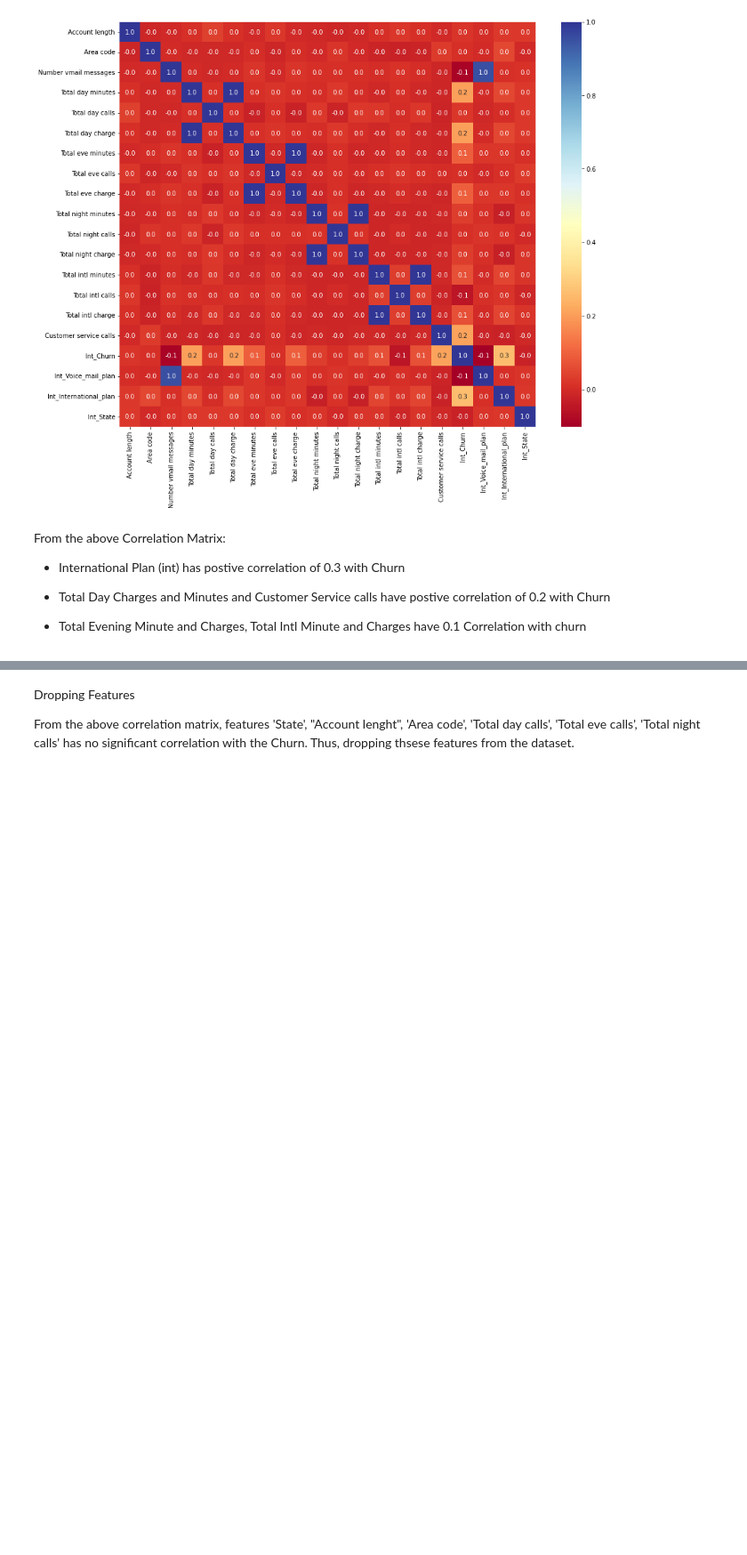
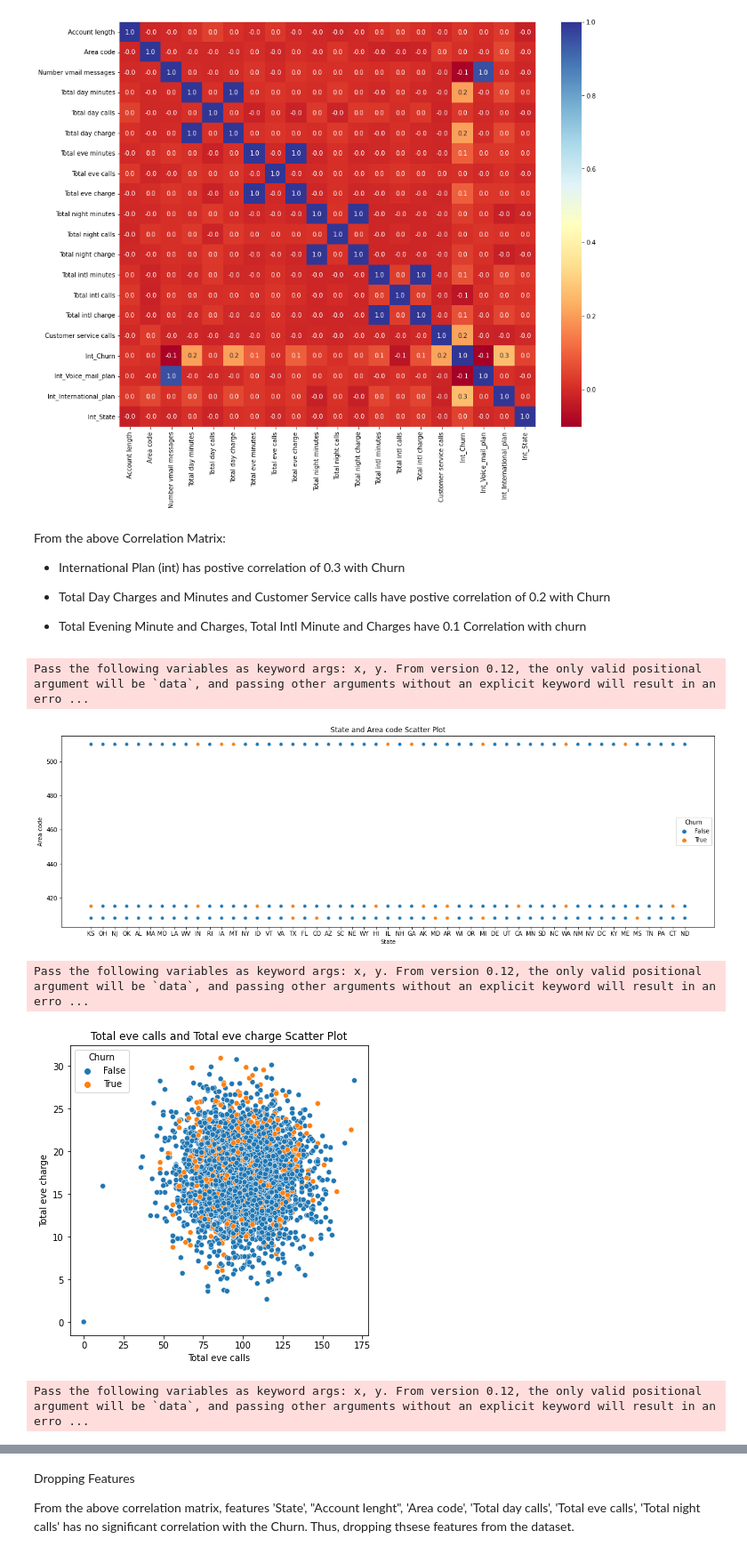
Before and after one commit to Damonaak/EDA_project, a Jupyter notebook: Khushal_copy_of_EDA_Project.ipynb, the cells around one changed output, grey strips where cells are left out. Shown at 89% size. Saved outputs shown, nothing was run; the diff lists cells and outputs as text; code cells hidden in the pictures; blank space fills up the shorter version.

```diff
--- a/Khushal_copy_of_EDA_Project.ipynb
+++ b/Khushal_copy_of_EDA_Project.ipynb
@@ -310,3 +315,27 @@ From the above Correlation Matrix:
 * Total Day Charges and Minutes and Customer Service calls have postive correlation of 0.2 with Churn
 
 * Total Evening Minute and Charges, Total Intl Minute and Charges have 0.1 Correlation with churn
+# %%
+def df_scattr(x_coordinate,y_coordinate,dataframe,title_of_x_coordinate,title_of_y_coordinate,hue, size_x,size_y):
+    '''
+    This function takes x and y coordinate as an input to Seaborn scatter plot.
+    dataframe - pandas working DataFrame
+    title_of_x_coordinate - title of x coordinate
+    title_of_y_coordinate - title of y coordinate
+    hue - in the sns catterplot you can comapare the x and y with respect to boolean 1-0 or true or false.
+    size_x,size_y - X and y coordinate plot size
+    '''
+    plt.figure(figsize=(size_x,size_y))
+    sns.scatterplot(x_coordinate,y_coordinate, data=dataframe,hue=hue).set(title=f'{title_of_x_coordinate} and {title_of_y_coordinate} Scatter Plot')
+    plt.show()
+# %%
+#plots of State, Area code, Total day/eve/night calls with respect to churn using df_scattr function
+df_scattr(df['State'],df['Area code'],df, 'State', 'Area code' , 'Churn', 20,6)
+df_scattr(df['Total eve calls'], df['Total eve charge'], df, 'Total eve calls', 'Total eve charge' , 'Churn', 6,6)
+df_scattr(df['Total night calls'], df['Total night charge'], df, 'Total night calls', 'Total night charge' , 'Churn', 6,6)
+# %% [output]
+Pass the following variables as keyword args: x, y. From version 0.12, the only valid positional argument will be `data`, and passing other arguments without an explicit keyword will result in an erro ...
+[figure, added]
+Pass the following variables as keyword args: x, y. From version 0.12, the only valid positional argument will be `data`, and passing other arguments without an explicit keyword will result in an erro ...
+[figure, added]
+Pass the following variables as keyword args: x, y. From version 0.12, the only valid positional argument will be `data`, and passing other arguments without an explicit keyword will result in an erro ...
```
Also changed, not shown: parts of 8 cells of this notebook.
